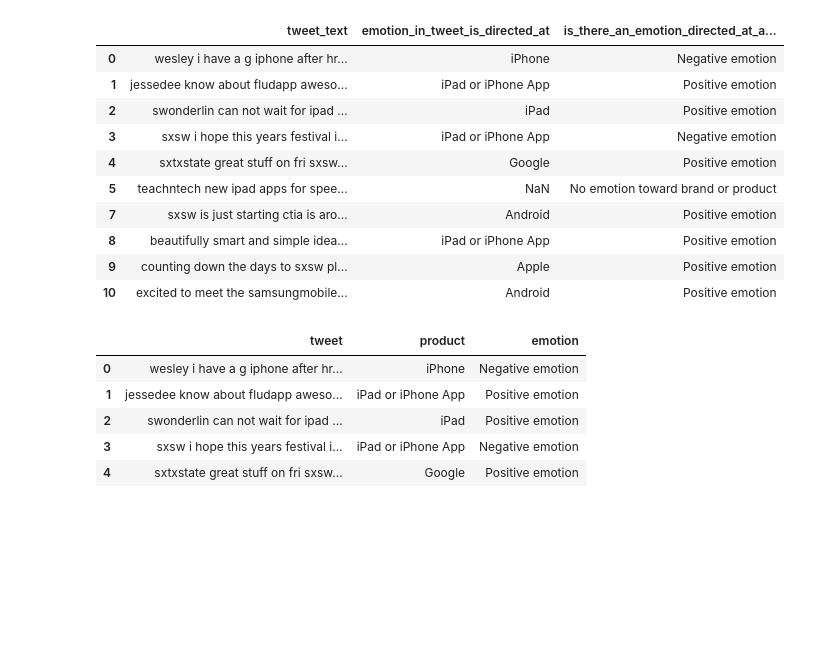
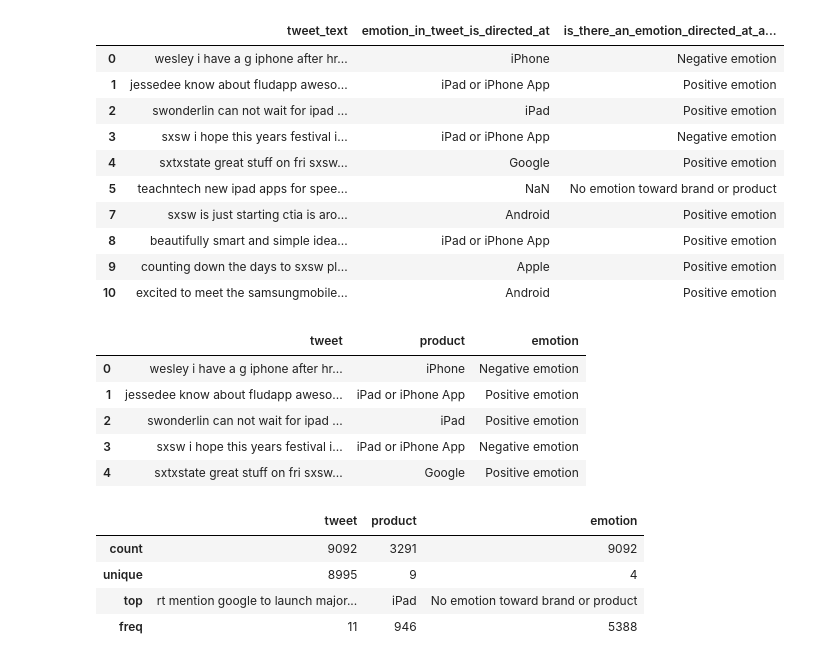
Before and after one commit to asherkhan7/Tweet-Analysis-NLP, a Jupyter notebook: 1-data-cleaning.ipynb, the cells around one changed output. Cells and saved outputs as stored; diff of their text form; code cells hidden in the pictures; blank space fills up the shorter version.

```diff
--- a/1-data-cleaning.ipynb
+++ b/1-data-cleaning.ipynb
@@ -84,10 +82,10 @@ is_there_an_emotion_directed_at_a_brand_or_product       0
 dtype: int64
 # %%
 # Removing symbols
-data['tweet_text'] = tweets.replace(r'[^A-Za-z0-9 ]+', '', regex=True)
+data['tweet_text'] = data['tweet_text'].replace(r'[^A-Za-z0-9 ]+', '', regex=True)
 # Removing websites
-data['tweet_text'] = tweets.str.replace(r"http\S+", "")
+data['tweet_text'] = data['tweet_text'].str.replace(r"http\S+", "")
 # Removing emails
-data['tweet_text'] = tweets.str.replace(r"\S*@\S*\s?", "")
+data['tweet_text'] = data['tweet_text'].str.replace(r"\S*@\S*\s?", "")
 # Removing numbers
 data['tweet_text'] = data['tweet_text'].str.replace(r'\d+','')
@@ -139,6 +135,14 @@ data.head()
 | 2 | swonderlin can not wait for ipad ... | iPad | Positive emotion |
 | 3 | sxsw i hope this years festival i... | iPad or iPhone App | Negative emotion |
 | 4 | sxtxstate great stuff on fri sxsw... | Google | Positive emotion |
+# %%
+data.describe()
+# %% [output]
+|  | tweet | product | emotion |
+| count | 9092 | 3291 | 9092 |
+| unique | 8995 | 9 | 4 |
+| top | rt mention google to launch major... | iPad | No emotion toward brand or product |
+| freq | 11 | 946 | 5388 |
 # %%
 # Save new cleaned dataframe
 data.to_csv('data/cleaned_data.csv', index=False)
```
Also changed, not shown: parts of 3 cells of this notebook, 6 other files.
